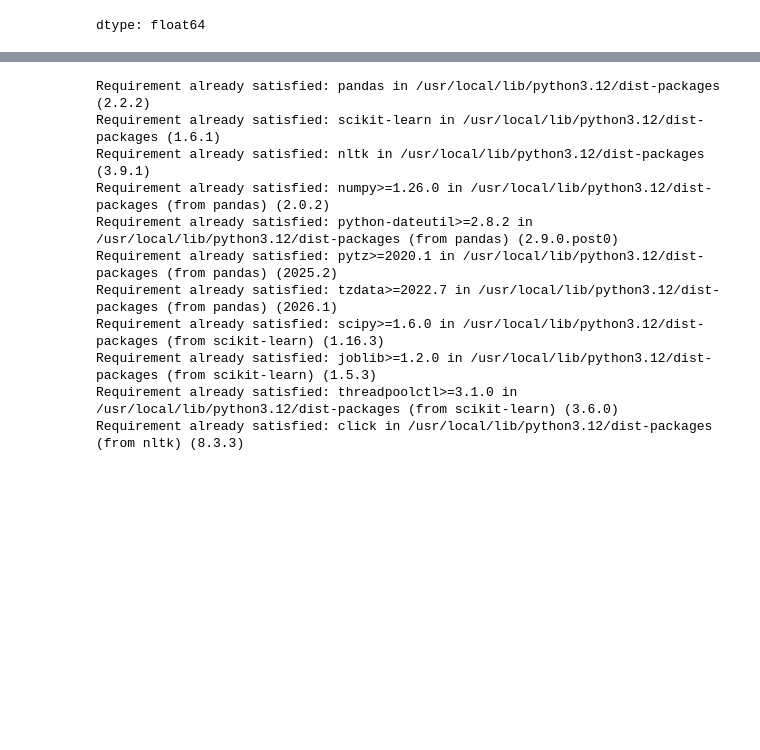
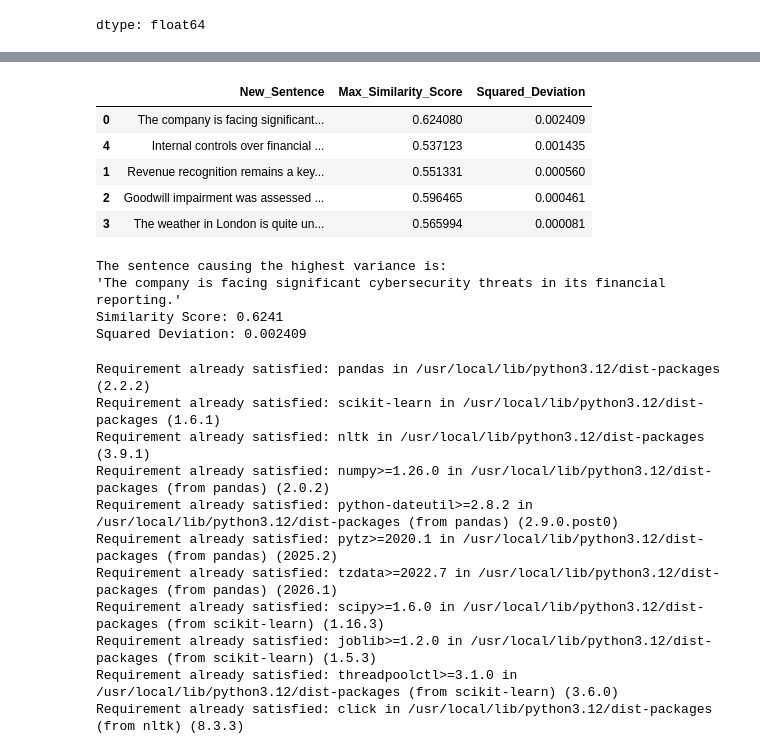
Before and after one commit to Saehon/AAA, a Jupyter notebook: notebooks/Getting_started_with_google_colab_ai.ipynb, the cells around one changed output, grey strips where cells are left out. Cells and saved outputs as stored; diff of their text form; code cells hidden in the pictures; blank space fills up the shorter version.

```diff
--- a/notebooks/Getting_started_with_google_colab_ai.ipynb
+++ b/notebooks/Getting_started_with_google_colab_ai.ipynb
@@ -121,3 +278,30 @@ Passing `palette` without assigning `hue` is deprecated and will be removed in v
+# %%
+# Calculate squared deviations from the mean for each score
+deviations = [(score - mean_similarity)**2 for score in batch_scores]
+
+# Add to our results DataFrame
+batch_results_df['Squared_Deviation'] = deviations
+
+# Find the sentence with the maximum deviation
+max_dev_idx = batch_results_df['Squared_Deviation'].idxmax()
+variance_driver = batch_results_df.loc[max_dev_idx]
+
+display(batch_results_df.sort_values(by='Squared_Deviation', ascending=False))
+
+print(f"\nThe sentence causing the highest variance is:\n'{variance_driver['New_Sentence']}'")
+print(f"Similarity Score: {variance_driver['Max_Similarity_Score']:.4f}")
+print(f"Squared Deviation: {variance_driver['Squared_Deviation']:.6f}")
+# %% [output]
+|  | New_Sentence | Max_Similarity_Score | Squared_Deviation |
+| 0 | The company is facing significant... | 0.624080 | 0.002409 |
+| 4 | Internal controls over financial ... | 0.537123 | 0.001435 |
+| 1 | Revenue recognition remains a key... | 0.551331 | 0.000560 |
+| 2 | Goodwill impairment was assessed ... | 0.596465 | 0.000461 |
+| 3 | The weather in London is quite un... | 0.565994 | 0.000081 |
+The sentence causing the highest variance is:
+'The company is facing significant cybersecurity threats in its financial reporting.'
+Similarity Score: 0.6241
+Squared Deviation: 0.002409
 # %%
 !pip install pandas scikit-learn nltk
 import pandas as pd
```
Also changed, not shown: parts of 10 cells of this notebook.
